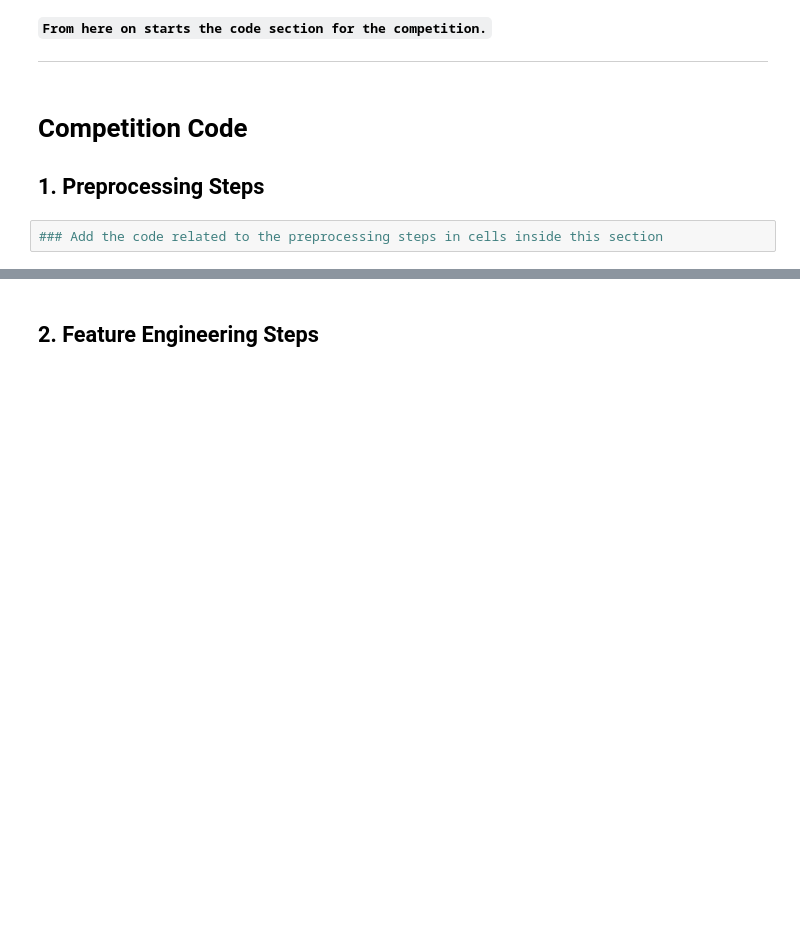
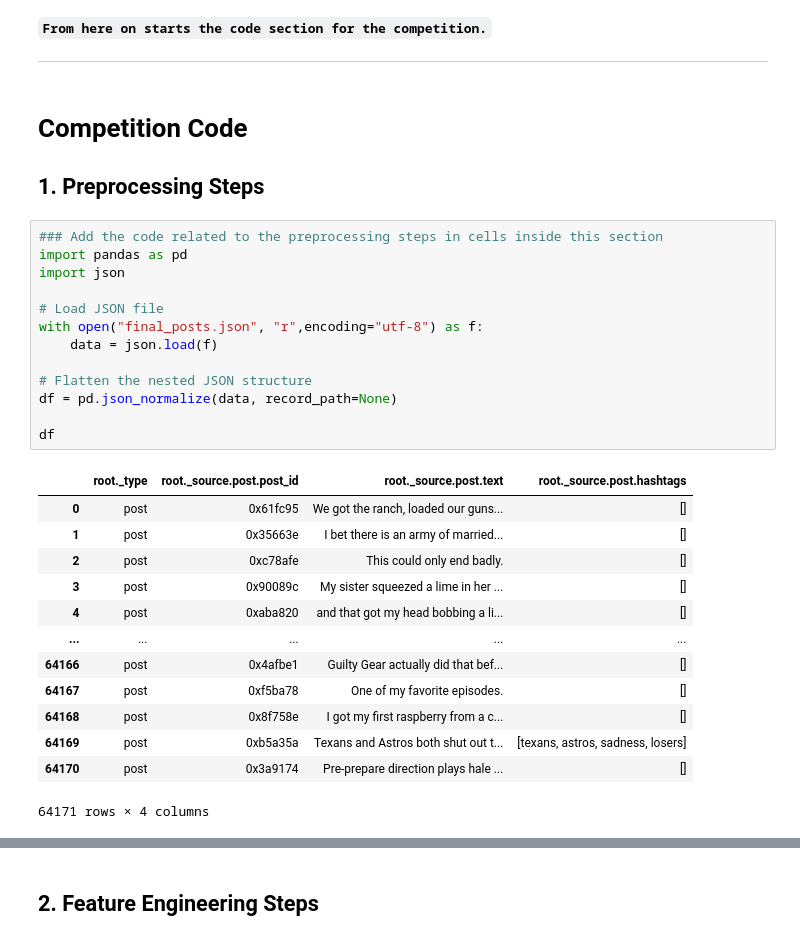
Before and after one commit to Teepawin/DM2025-Lab2-Exercise, a Jupyter notebook: DM2025-Lab2-Homework.ipynb, the cells around one changed output, grey strips where cells are left out. Saved outputs shown, nothing was run; the diff lists cells and outputs as text; blank space fills up the shorter version.

```diff
--- a/DM2025-Lab2-Homework.ipynb
+++ b/DM2025-Lab2-Homework.ipynb
@@ -147,5 +244,30 @@ Markdown Syntax to Add Image: `![Description of the Image](./your_local_folder/n
 # **Competition Code**
 
 ## 1. Preprocessing Steps
-# %%
-### Add the code related to the preprocessing steps in cells inside this section
+# %%
+### Add the code related to the preprocessing steps in cells inside this section
+import pandas as pd
+import json
+
+# Load JSON file
+with open("final_posts.json", "r",encoding="utf-8") as f:
+    data = json.load(f)
+
+# Flatten the nested JSON structure
+df = pd.json_normalize(data, record_path=None)
+
+df
+# %% [output]
+|  | root._type | root._source.post.post_id | root._source.post.text | root._source.post.hashtags |
+| 0 | post | 0x61fc95 | We got the ranch, loaded our guns... | [] |
+| 1 | post | 0x35663e | I bet there is an army of married... | [] |
+| 2 | post | 0xc78afe | This could only end badly. | [] |
+| 3 | post | 0x90089c | My sister squeezed a lime in her ... | [] |
+| 4 | post | 0xaba820 | and that got my head bobbing a li... | [] |
+| ... | ... | ... | ... | ... |
+| 64166 | post | 0x4afbe1 | Guilty Gear actually did that bef... | [] |
+| 64167 | post | 0xf5ba78 | One of my favorite episodes. | [] |
+| 64168 | post | 0x8f758e | I got my first raspberry from a c... | [] |
+| 64169 | post | 0xb5a35a | Texans and Astros both shut out t... | [texans, astros, sadness, losers] |
+| 64170 | post | 0x3a9174 | Pre-prepare direction plays hale ... | [] |
+64171 rows × 4 columns
```
Also changed, not shown: parts of 19 cells of this notebook, 46 other files.
